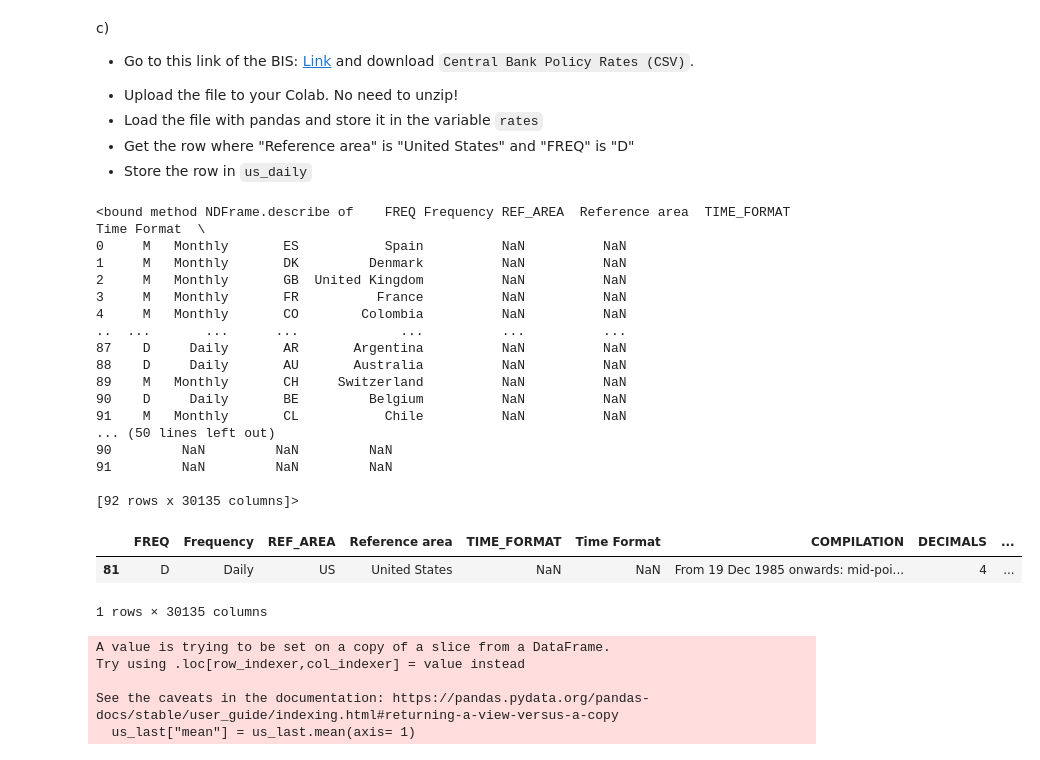
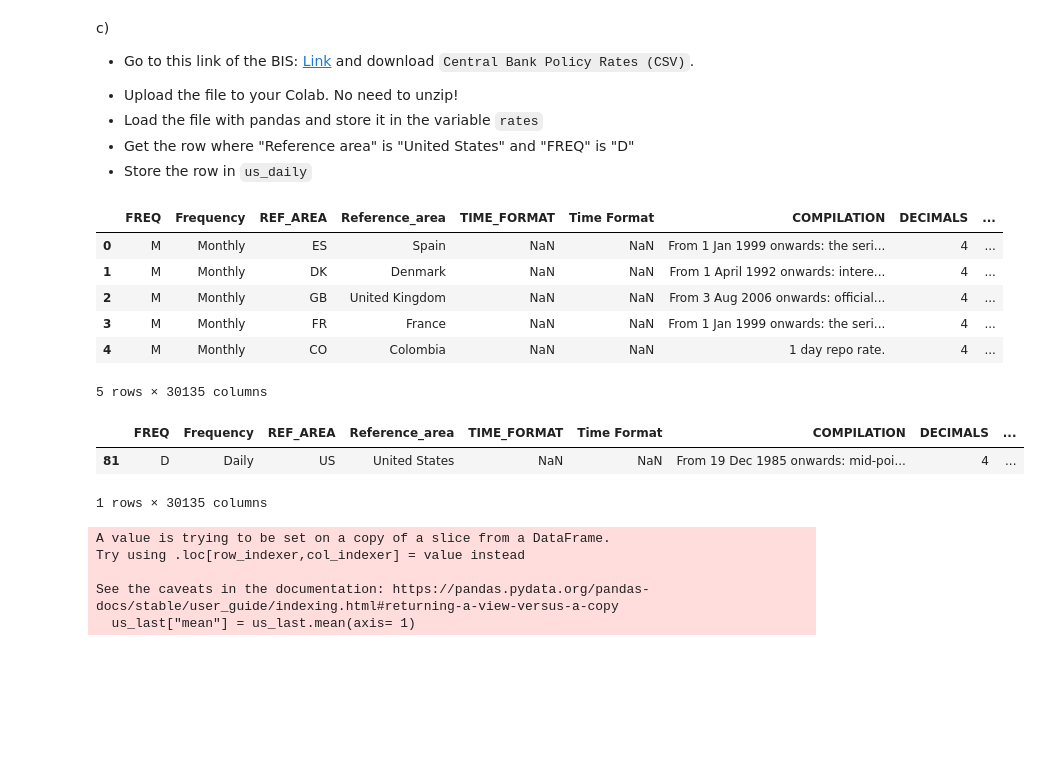
Before and after one commit to Segtanof/pyfin, a Jupyter notebook: 04_Data_Structures_and_IO.ipynb, the cells around one changed output. Cells and saved outputs as stored; diff of their text form; code cells hidden in the pictures; blank space fills up the shorter version.

```diff
--- a/04_Data_Structures_and_IO.ipynb
+++ b/04_Data_Structures_and_IO.ipynb
@@ -911,31 +911,23 @@ rates = pd.read_csv("WS_CBPOL_csv_col.zip")
 # %%
 # rates["Reference area"] = rates["Reference_area"]
 
-rates.describe
+renamed = rates.rename(columns={"Reference area":"Reference_area"})
+
+renamed.head()
 # %% [output]
+|  | FREQ | Frequency | REF_AREA | Reference_area | TIME_FORMAT | Time Format | COMPILATION | DECIMALS | ... |
+| 0 | M | Monthly | ES | Spain | NaN | NaN | From 1 Jan 1999 onwards: the seri... | 4 | ... |
+| 1 | M | Monthly | DK | Denmark | NaN | NaN | From 1 April 1992 onwards: intere... | 4 | ... |
+| 2 | M | Monthly | GB | United Kingdom | NaN | NaN | From 3 Aug 2006 onwards: official... | 4 | ... |
+| 3 | M | Monthly | FR | France | NaN | NaN | From 1 Jan 1999 onwards: the seri... | 4 | ... |
+| 4 | M | Monthly | CO | Colombia | NaN | NaN | 1 day repo rate. | 4 | ... |
-<bound method NDFrame.describe of    FREQ Frequency REF_AREA  Reference area  TIME_FORMAT  Time Format  \
-0     M   Monthly       ES           Spain          NaN          NaN
-1     M   Monthly       DK         Denmark          NaN          NaN
-2     M   Monthly       GB  United Kingdom          NaN          NaN
-3     M   Monthly       FR          France          NaN          NaN
-4     M   Monthly       CO        Colombia          NaN          NaN
-..  ...       ...      ...             ...          ...          ...
-87    D     Daily       AR       Argentina          NaN          NaN
-88    D     Daily       AU       Australia          NaN          NaN
-89    M   Monthly       CH     Switzerland          NaN          NaN
-90    D     Daily       BE         Belgium          NaN          NaN
-91    M   Monthly       CL           Chile          NaN          NaN
-... (50 lines left out)
-90         NaN         NaN         NaN
-91         NaN         NaN         NaN
-
-[92 rows x 30135 columns]>
+5 rows × 30135 columns
 # %%
-us_daily = rates.query("FREQ == 'D' & REF_AREA =='US'")
+us_daily = renamed.query("FREQ == 'D' & Reference_area =='United States'")
 
 us_daily
 # %% [output]
-|  | FREQ | Frequency | REF_AREA | Reference area | TIME_FORMAT | Time Format | COMPILATION | DECIMALS | ... |
+|  | FREQ | Frequency | REF_AREA | Reference_area | TIME_FORMAT | Time Format | COMPILATION | DECIMALS | ... |
 | 81 | D | Daily | US | United States | NaN | NaN | From 19 Dec 1985 onwards: mid-poi... | 4 | ... |
 1 rows × 30135 columns
 # %%
```
